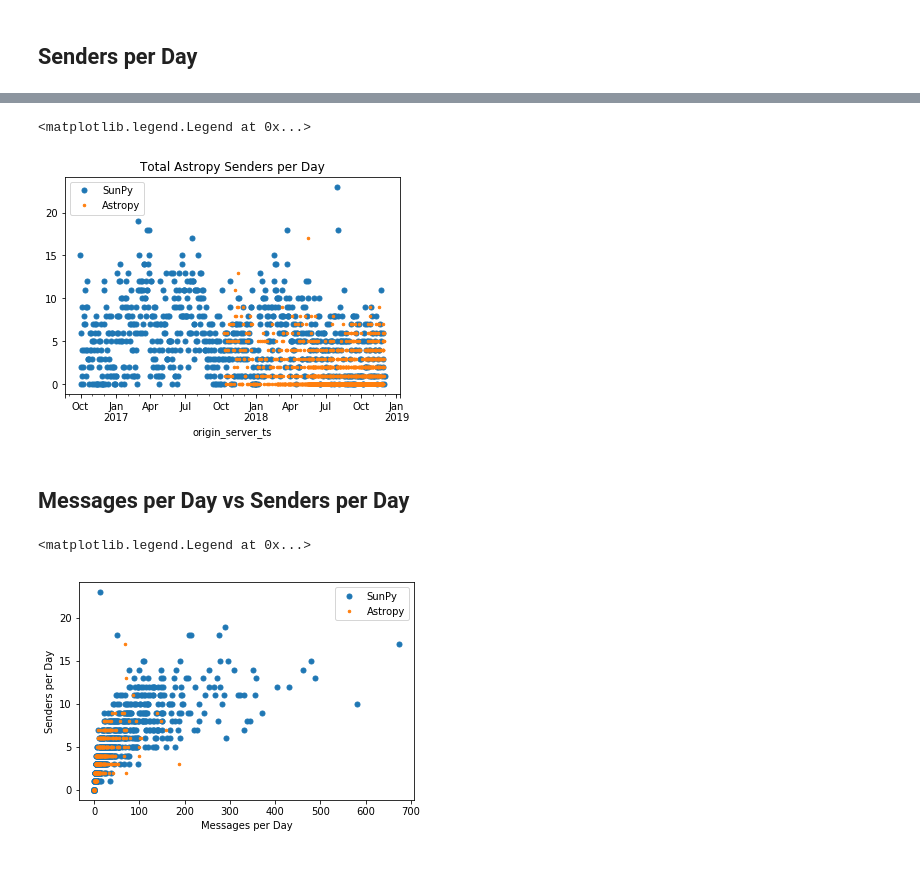
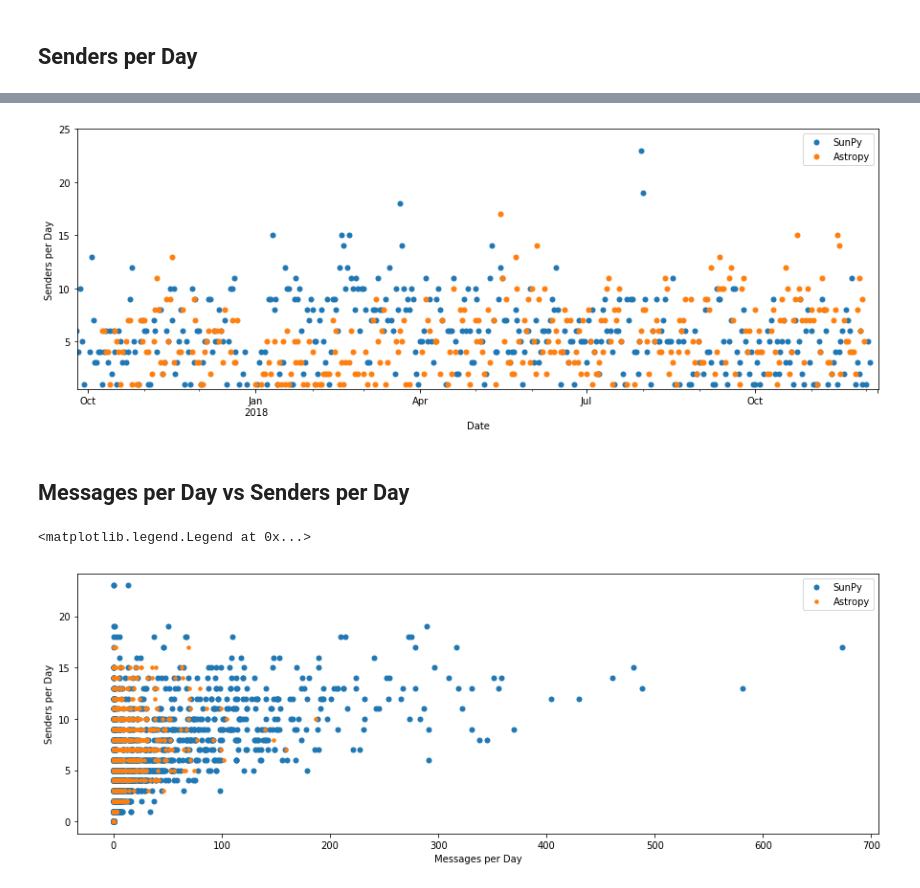
Before and after one commit to Cadair/chat_stats, a Jupyter notebook: astropy_sunpy.ipynb, the cells around one changed output, grey strips where cells are left out. Cells and saved outputs as stored; diff of their text form; code cells hidden in the pictures.

```diff
--- a/astropy_sunpy.ipynb
+++ b/astropy_sunpy.ipynb
@@ -16,16 +17,22 @@ api = MatrixHttpApi(homeserver, token=token)
 # %%
 ids = get_rooms_in_community(api, "+astropy:openastronomy.org")
 ids['sunpy'] = '!MeRdFpEonLoCwhoHeT:matrix.org'
+ids = {'astropy': get_rooms_in_community(api, "+astropy:openastronomy.org"),
+       'sunpy': get_rooms_in_community(api, "+sunpy:openastronomy.org")}
 # %%
 # Get all the messages in all the rooms
-events = get_all_events(api, ids, cache="astropy_messages.h5", refresh_cache=False)
+events = {group: get_all_events(api, cids, cache=f"{group}_messages.h5", refresh_cache=False)
+          for group, cids in ids.items()}
 
 # Pop out this chat as it's old and full of freenode spam
-_ = events.pop("astropy_irc_and_gitter")
+_ = events['astropy'].pop("astropy_irc_and_gitter")
 # Pop out this one as it has no messages in it
-_ = events.pop("astropy_workshops")
+_ = events['astropy'].pop("astropy_workshops")
+_ = events['astropy'].pop("astropy_matrix_test")
 
 # Filter by actual messages
-messages = filter_events_by_messages(events)
+messages = {group: filter_events_by_messages(gevents) for group, gevents in events.items()}
 
-all_ap_messages = pd.concat({k:v for k, v in messages.items() if 'astropy' in k}.values())
+for gmessages in messages.values():
+    for m in gmessages.values():
+        m.loc[:,'usender'] = [a.split(":")[0][1:].split("_")[-1] if "slack" in a else a for a in m['sender']]
@@ -32 +50,3 @@ all_ap_messages = pd.concat({k:v for k, v in messages.items() if 'astropy' in k}
+# %%
+all_messages = {group: pd.concat(gmessages).reset_index(level=0) for group, gmessages in messages.items()}
 # %%
@@ -121,22 +192,29 @@ total_ap_spd = pd.concat(ap_spd.values())
+# %%
+senders_per_day = {group: am.resample("1D").agg({'usender': 'nunique'})['usender'] for group, am in all_messages.items()}
 # %%
-fig, ax = plt.subplots()
-ax.set_title("Total Astropy Senders per Day")
+fig, ax = plt.subplots(figsize=(15,5))
 
 senders_per_day['sunpy'].plot(ax=ax, label="SunPy", style=".", ms=10)
-total_ap_spd.plot(ax=ax, label="Astropy", style=".", ms=5)
+senders_per_day['astropy'].plot(ax=ax, label="Astropy", style=".", ms=10)
 
 plt.legend()
+
+ax.set_ylabel("Senders per Day")
+ax.set_xlabel("Date")
+
+ax.axis((17434.3, 17872.7, 0.5, 25))
+None
 # %% [output]
-<matplotlib.legend.Legend at 0x...>
-[figure, old version]
+[figure, new version]
 # %% [markdown]
 ## Messages per Day vs Senders per Day
 # %%
-plt.plot(messages_per_day['sunpy'], senders_per_day['sunpy'], ".", label="SunPy", ms=10)
-plt.plot(total_ap_mpd, total_ap_spd, ".", label="Astropy", ms=5)
+plt.figure(figsize=(15,5))
+sp = plt.plot(messages_per_day['sunpy'], senders_per_day['sunpy'], ".", color="C0", ms=10)
+ap = plt.plot(messages_per_day['astropy'], senders_per_day['astropy'], ".", color="C1", ms=7)
 plt.xlabel("Messages per Day")
 plt.ylabel("Senders per Day")
-plt.legend()
+plt.legend((sp[0], ap[0]), ("SunPy", "Astropy"))
 # %% [output]
 <matplotlib.legend.Legend at 0x...>
-[figure, old version]
+[figure, new version]
```
Also changed, not shown: parts of 14 cells of this notebook, 2 other files.
